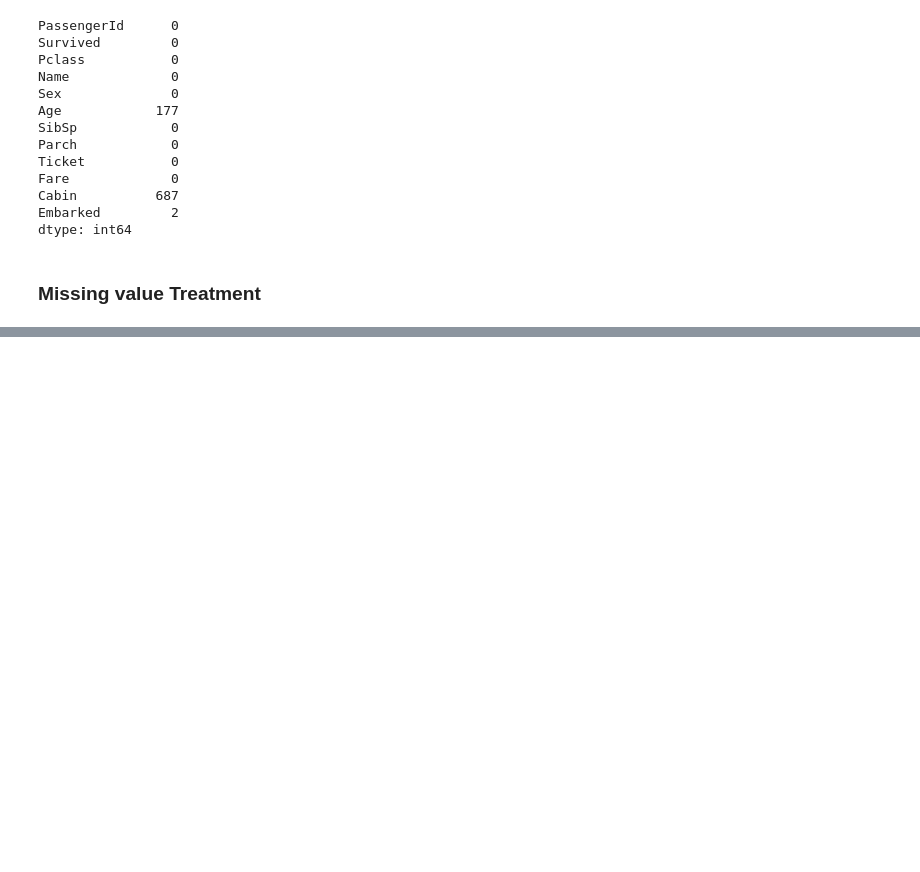
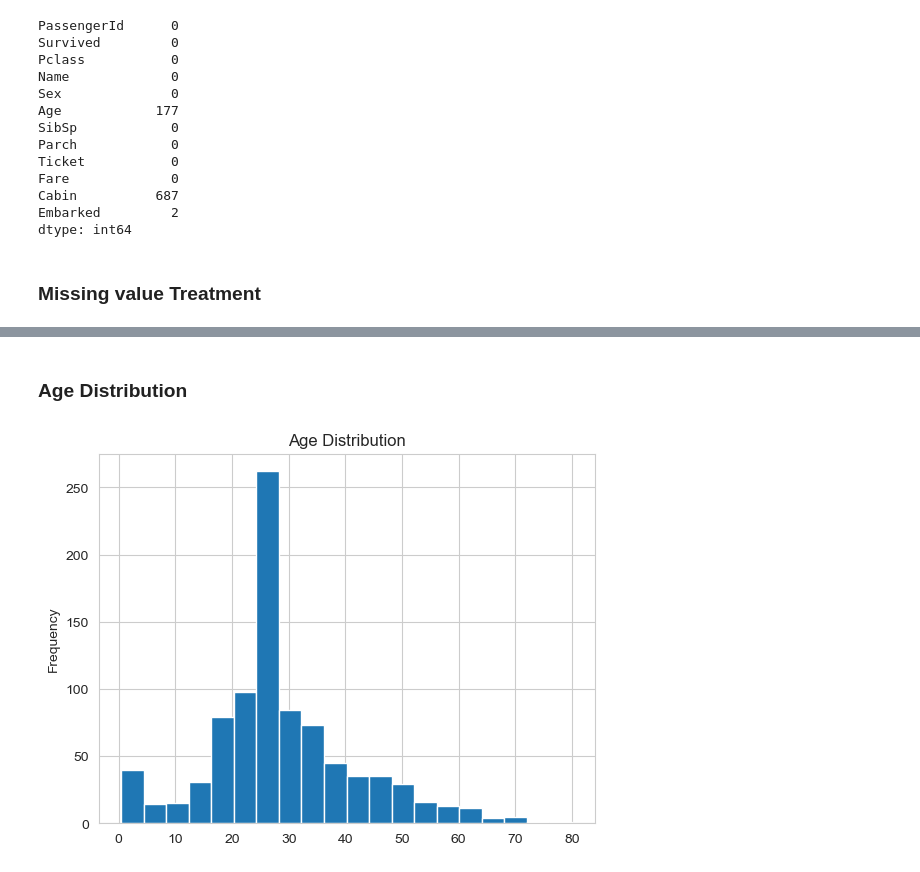
Before and after one commit to Hibaummer/Maincrafts-Technolgy-TitanicAnalysis_project, a Jupyter notebook: TitanicDataanalysis.ipynb, the cells around one changed output, grey strips where cells are left out. Saved outputs shown, nothing was run; the diff lists cells and outputs as text; code cells hidden in the pictures; blank space fills up the shorter version.

```diff
--- a/TitanicDataanalysis.ipynb
+++ b/TitanicDataanalysis.ipynb
@@ -157,0 +247,7 @@ dtype: int64
+# %% [markdown]
+### Age Distribution
+# %%
+df['Age'].plot(kind='hist', bins=20, title='Age Distribution')
+plt.show()
+# %% [output]
+[figure, added]
```
Also changed, not shown: parts of 21 cells of this notebook.
